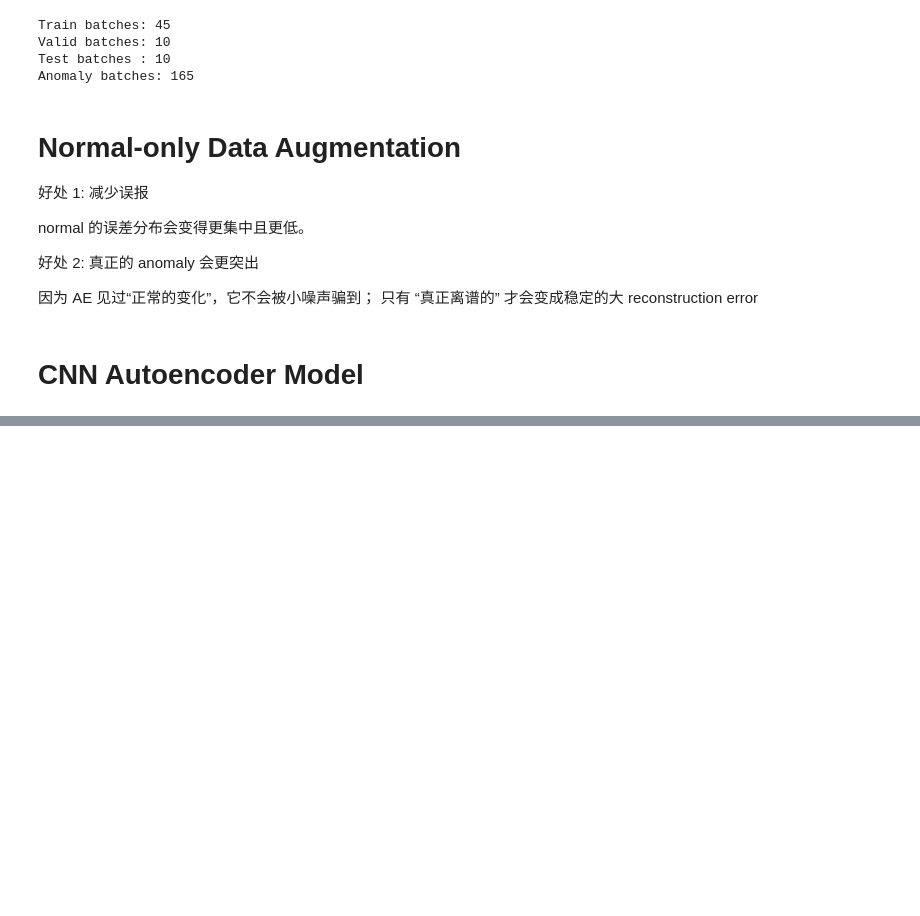
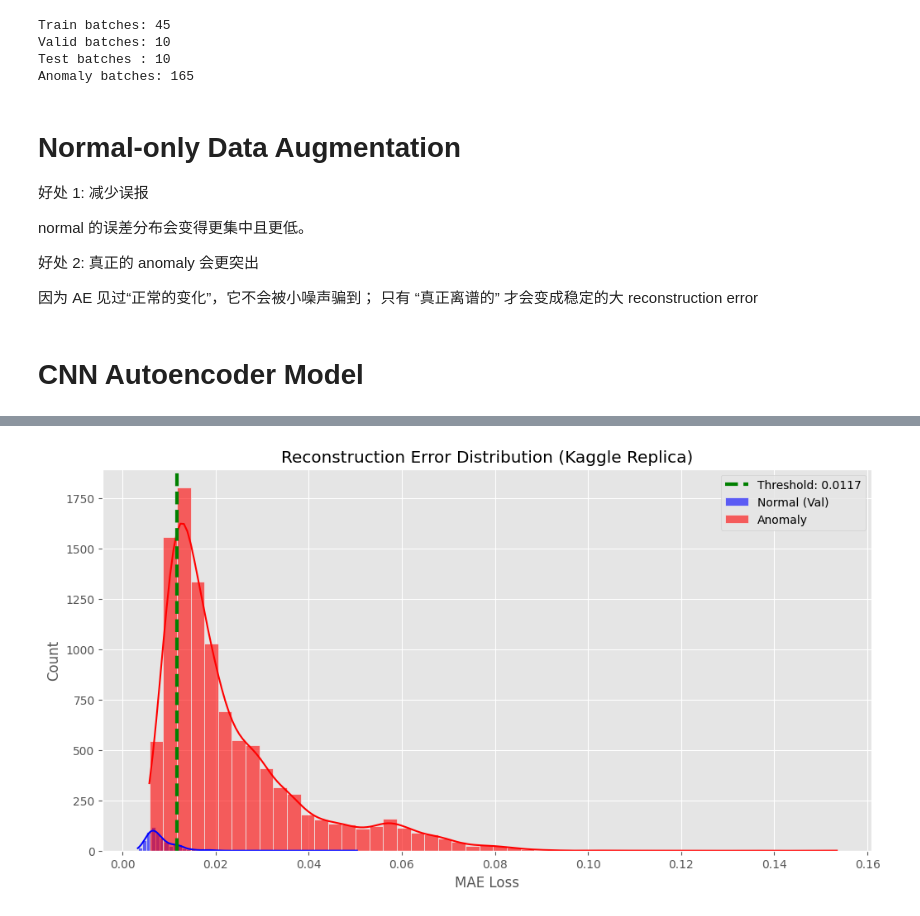
Before and after one commit to Makiato1999/ECG-Detector, a Jupyter notebook: anomaly_detection_cnn_autoencoders.ipynb, the cells around one changed output, grey strips where cells are left out. Drawn from its saved outputs; the diff is of its cells as text; code cells hidden in the pictures; blank space fills up the shorter version.

Commit message:
Update data split, data loader, model, train, and validate

```diff
--- a/anomaly_detection_cnn_autoencoders.ipynb
+++ b/anomaly_detection_cnn_autoencoders.ipynb
@@ -454,6 +493,13 @@ anomaly_dataset  = AnomalyDetectionDataset(anomaly_scaled)
 # %%
 # 6. DataLoaders
 BATCH_SIZE = 64
+
+datasets = get_datasets(data_split, use_scaled=False)
+
+train_dataset = datasets.train
+validate_dataset = datasets.val
+test_dataset = datasets.test
+anomaly_dataset = datasets.anomaly
 
 train_loader = DataLoader(train_dataset, batch_size=BATCH_SIZE, shuffle=True, num_workers=4)
 validate_loader = DataLoader(validate_dataset, batch_size=BATCH_SIZE, shuffle=False)
@@ -552,7 +635,7 @@ class ECG_AutoEncoder_V2(nn.Module):
 # %%
 device = torch.device("cuda" if torch.cuda.is_available() else "cpu")
 
-model = ECG_AutoEncoder_V2().to(device)
+model = ECG_AutoEncoder_K().to(device)
 # %%
 def train_model(model, train_loader, val_loader, epochs=20, lr=0.001, use_augmentation=True):
     model.train()
@@ -634,5 +690,4 @@ def train_model(model, train_loader, val_loader, epochs=20, lr=0.001, use_augmen
 # %%
-# train_model(model, train_loader, epochs=50, use_augmentation=True)
-
-train_model(model, train_loader, validate_loader, epochs=50, use_augmentation=True)
+# train_model(model, train_loader, validate_loader, epochs=50, use_augmentation=True)
+train_model(model, train_loader, validate_loader, epochs=50, use_augmentation=False)
 # %% [output]
@@ -655,0 +711,84 @@ Epoch [50/50] Train Loss: 0.175619 | Val Loss: 0.093821
+# %%
+import matplotlib.pyplot as plt
+import seaborn as sns
+from sklearn.metrics import f1_score, accuracy_score, recall_score
+
+# --- 确保工具函数是最新的 (无 Scaler 版本) ---
+def get_losses(model, loader):
+    losses = []
+    model.eval()
+    with torch.no_grad():
+        for batch, _ in loader:
+            batch = batch.to(device)
+            # 1. 模型预测
+            reconstruction = model(batch)
+            # 2. 直接计算 MAE (Input 和 Output 都在 0-1 之间)
+            loss = torch.mean(torch.abs(batch - reconstruction), dim=1)
+            losses.extend(loss.cpu().numpy())
+    return np.array(losses)
+
+def find_threshold_statistical(normal_losses):
+    """
+    Kaggle 常用简单策略：
+    基于 Normal 数据的分布，设定阈值为 Mean + 1 * STD。
+    (Mean + 2*STD 会更严格，Acc更高但Recall更低；Mean + 1*STD Recall更高)
+    """
+    mean_loss = np.mean(normal_losses)
+    std_loss = np.std(normal_losses)
+
+    # 设定阈值: 均值 + 1倍标准差 (为了高 Recall)
+    threshold = mean_loss + 1.0 * std_loss
+
+    print(f"统计学阈值 (Mean + 1*STD): {threshold:.5f}")
+    return threshold
+# ==========================================
+# 🚀 开始执行评估
+# ==========================================
+
+# 1. 加载训练好的最佳模型
+# 确保你已经实例化了模型: model = Kaggle_Redpen12_Exact().to(device)
+model.load_state_dict(torch.load("best_autoencoder.pth"))
+model.eval()
+print(">>> 模型加载完成。")
+
+# 2. 计算各个数据集的重建误差 (Loss)
+print("正在计算 Validation Set (Normal) 误差...")
+val_losses = get_losses(model, validate_loader)
+
+print("正在计算 Anomaly Set 误差...")
+anomaly_losses = get_losses(model, anomaly_loader)
+
+print("正在计算 Test Set (Normal) 误差...")
+test_losses = get_losses(model, test_loader)
+
+# 3. 使用简单统计阈值 (不要用 F1 寻找了)
+best_threshold = find_threshold_statistical(val_losses)
+
+# 4. 可视化直方图 (见证奇迹的时刻)
+plt.figure(figsize=(12, 6))
+# 画 Normal (Validation)
+sns.histplot(val_losses, bins=50, kde=True, color='blue', label='Normal (Val)', alpha=0.6)
+# 画 Anomaly (全部数据)
+sns.histplot(anomaly_losses, bins=50, kde=True, color='red', label='Anomaly', alpha=0.6)
+# 画阈值线
+plt.axvline(best_threshold, color='green', linestyle='--', linewidth=3, label=f'Threshold: {best_threshold:.4f}')
+
+plt.title("Reconstruction Error Distribution (Kaggle Replica)")
+plt.xlabel("MAE Loss")
+plt.legend()
+plt.show()
+
+# 5. 最终测试集表现 (Reality Check)
+print("\n=== 最终测试结果 ===")
+
+# Normal Test Accuracy (应该 > 90%)
+normal_pred = (test_losses <= best_threshold).astype(int) # 注意这里是 <= 阈值算正常
+normal_acc = np.mean(normal_pred)
+
+# Anomaly Recall (应该 > 90%)
+anomaly_pred = (anomaly_losses > best_threshold).astype(int) # > 阈值算异常
+anomaly_recall = np.mean(anomaly_pred)
+
+print(f"Normal Test Accuracy: {normal_acc:.2%}")
+print(f"Anomaly Recall:       {anomaly_recall:.2%}")
+# %% [output]
@@ -655,0 +800 @@ Epoch [50/50] Train Loss: 0.175619 | Val Loss: 0.093821
+[figure, added]
```
Also changed, not shown: parts of 15 cells of this notebook.
